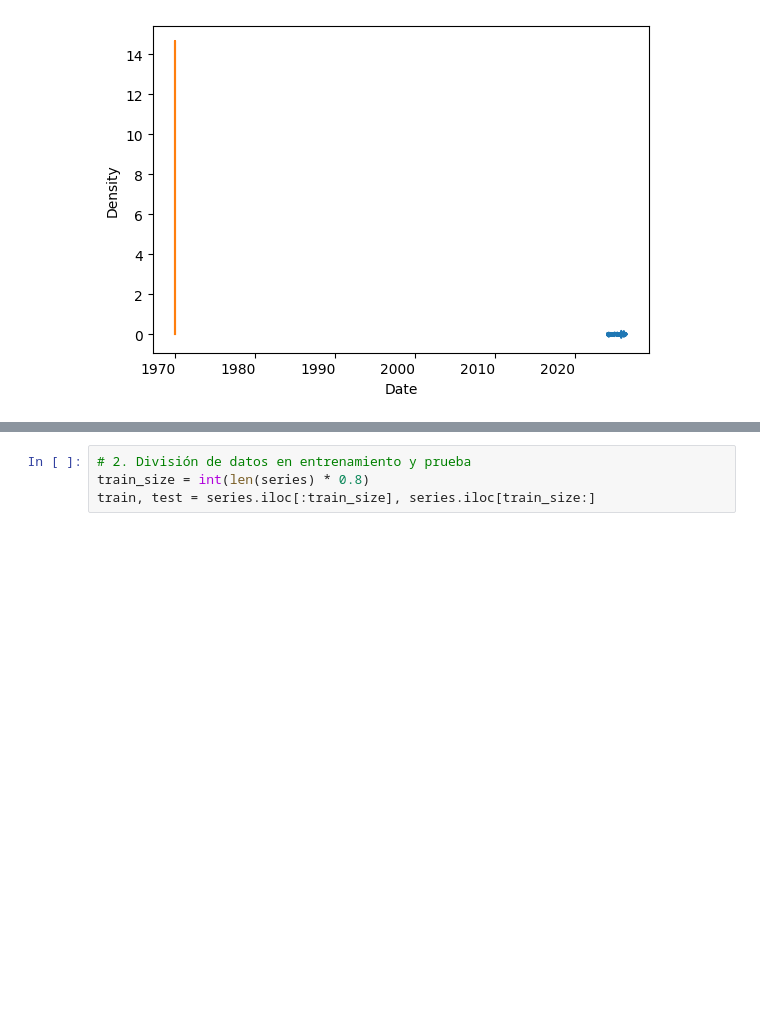
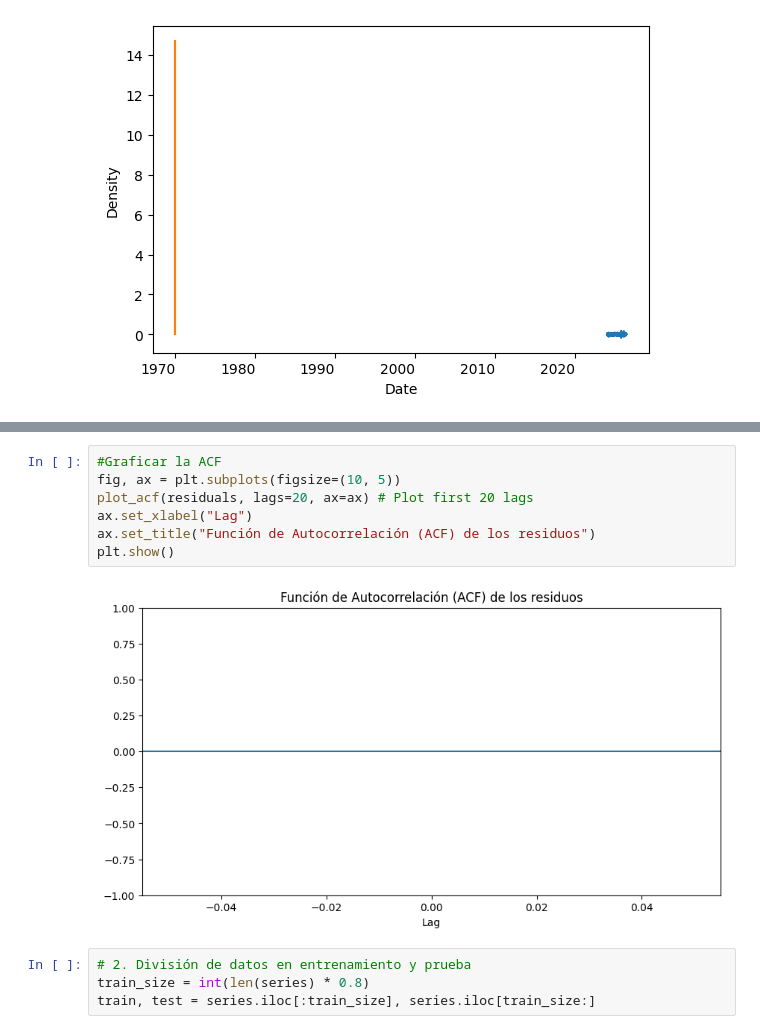
Before and after one commit to MartaPCastillo/Tesis, a Jupyter notebook: Grupo_Mexico.ipynb, the cells around one changed output, grey strips where cells are left out. Cells and saved outputs as stored; diff of their text form; blank space fills up the shorter version.

```diff
--- a/Grupo_Mexico.ipynb
+++ b/Grupo_Mexico.ipynb
@@ -532,3 +542,12 @@ plt.show()
+# %%
+#Graficar la ACF
+fig, ax = plt.subplots(figsize=(10, 5))
+plot_acf(residuals, lags=20, ax=ax) # Plot first 20 lags
+ax.set_xlabel("Lag")
+ax.set_title("Función de Autocorrelación (ACF) de los residuos")
+plt.show()
+# %% [output]
+[figure, added]
 # %%
 # 2. División de datos en entrenamiento y prueba
 train_size = int(len(series) * 0.8)
```
Also changed, not shown: parts of 30 cells of this notebook.
